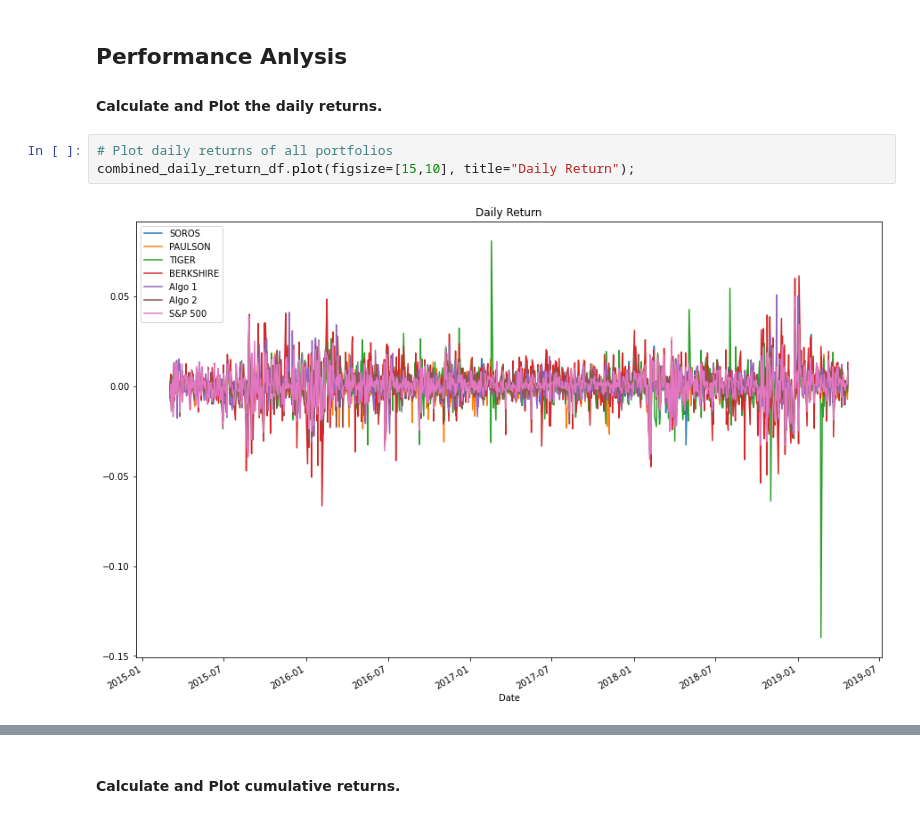
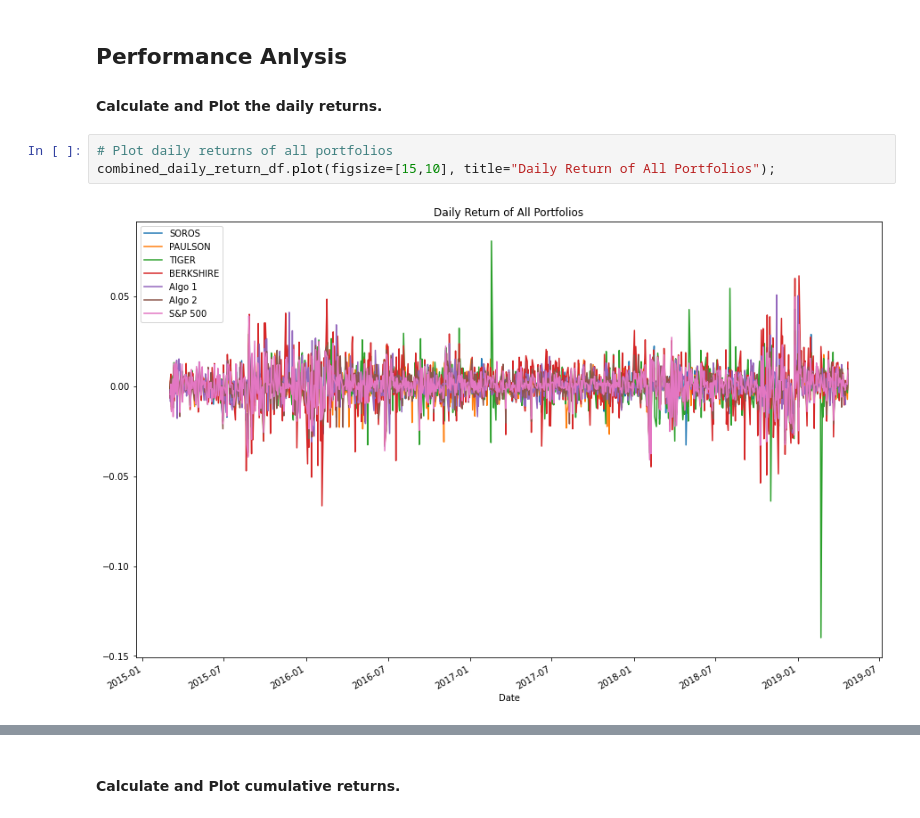
Before and after one commit to nbaronti/Pandas_Homework, a Jupyter notebook: Pandas_Homework.ipynb, the cells around one changed output, grey strips where cells are left out. Drawn from its saved outputs; the diff is of its cells as text.

```diff
--- a/Pandas_Homework.ipynb
+++ b/Pandas_Homework.ipynb
@@ -234,9 +234,9 @@ In this section, you will calculate and visualize performance and risk metrics f
 #### Calculate and Plot the daily returns.
 # %%
 # Plot daily returns of all portfolios
-combined_daily_return_df.plot(figsize=[15,10], title="Daily Return");
+combined_daily_return_df.plot(figsize=[15,10], title="Daily Return of All Portfolios");
 # %% [output]
-[figure, old version]
+[figure, new version]
 # %%
 # Calculate cumulative return for each portfolio using for loop
 
```
Also changed, not shown: parts of 22 cells of this notebook, 1 other file.
